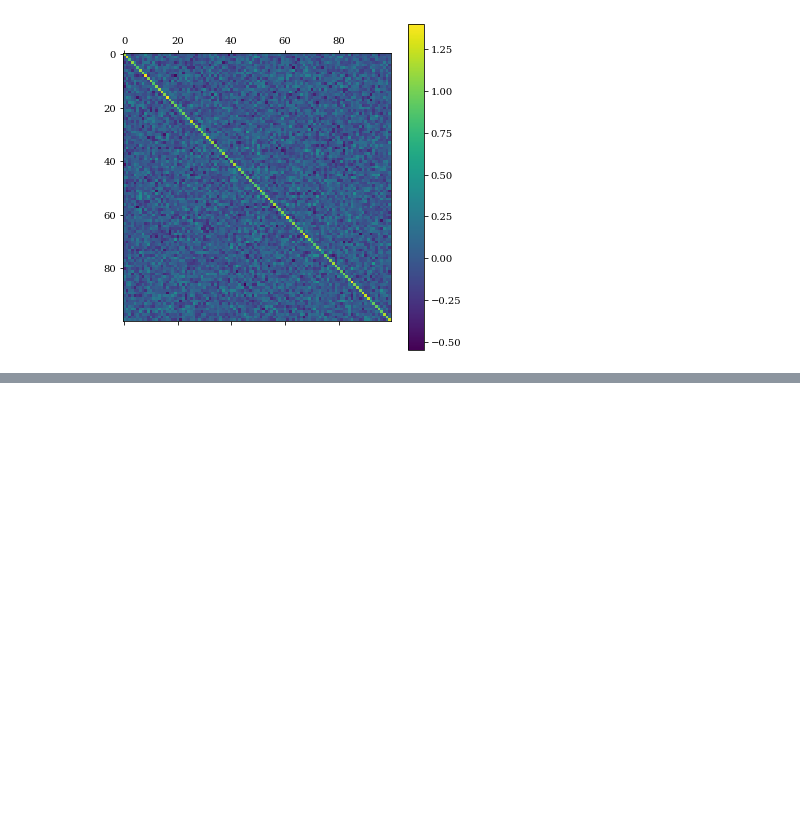
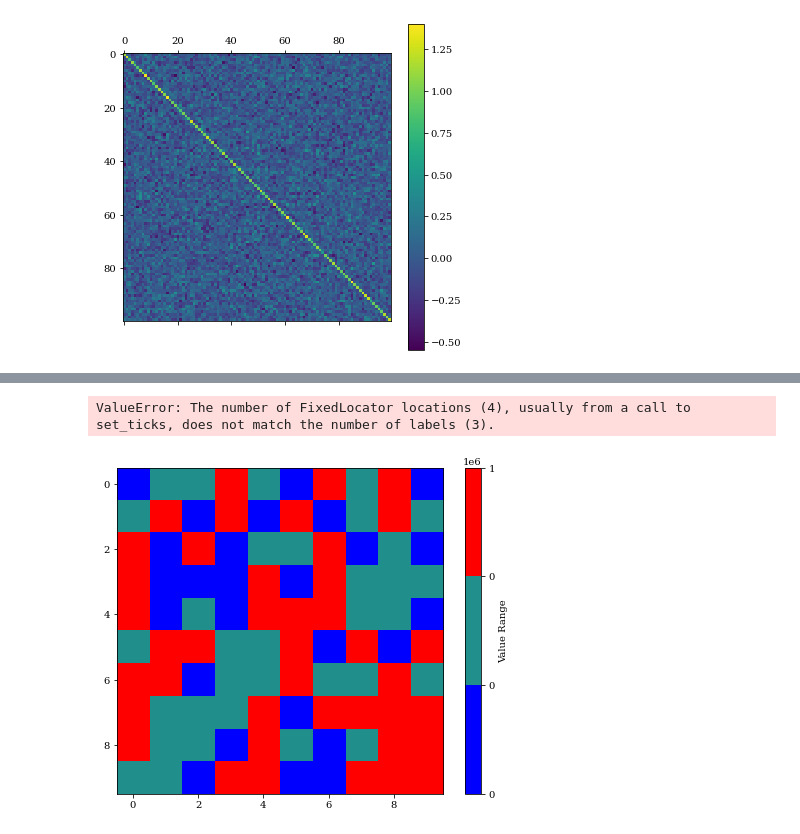
Before and after one commit to shivangrawat/perturbed_organics, a Jupyter notebook: examples/test.ipynb, the cells around one changed output, grey strips where cells are left out. Cells and saved outputs as stored; diff of their text form; code cells hidden in the pictures; blank space fills up the shorter version.

```diff
--- a/examples/test.ipynb
+++ b/examples/test.ipynb
@@ -158,0 +202,26 @@ model = organics.ORGaNICs2Dgeneral(params=params, b0=b0, b1=b1, sigma=sigma, tau
+# %%
+import matplotlib.pyplot as plt
+import matplotlib.colors as mcolors
+import numpy as np
+
+# Example data
+data = np.random.rand(10, 10) * 3 - 1  # Values between -1 and 2
+
+# Define the custom colormap
+colors = ['blue'] + list(plt.cm.viridis(np.linspace(0, 1, 256))) + ['red']
+cmap = mcolors.ListedColormap(colors)
+
+# Define boundaries
+bounds = [-1e-6, 0, 1, 1e6]
+norm = mcolors.BoundaryNorm(bounds, cmap.N)
+
+# Plot
+plt.figure(figsize=(8, 6))
+plt.imshow(data, cmap=cmap, norm=norm)
+colorbar = plt.colorbar(label="Value Range")
+colorbar.ax.set_yticklabels(['< 0', '0 - 1', '> 1'])  # Custom tick labels
+plt.title("Custom Colormap with Out-of-Range Values", fontsize=14)
+plt.show()
+# %% [output]
+ValueError: The number of FixedLocator locations (4), usually from a call to set_ticks, does not match the number of labels (3).
+[figure, added]
```
Also changed, not shown: parts of 4 cells of this notebook.
